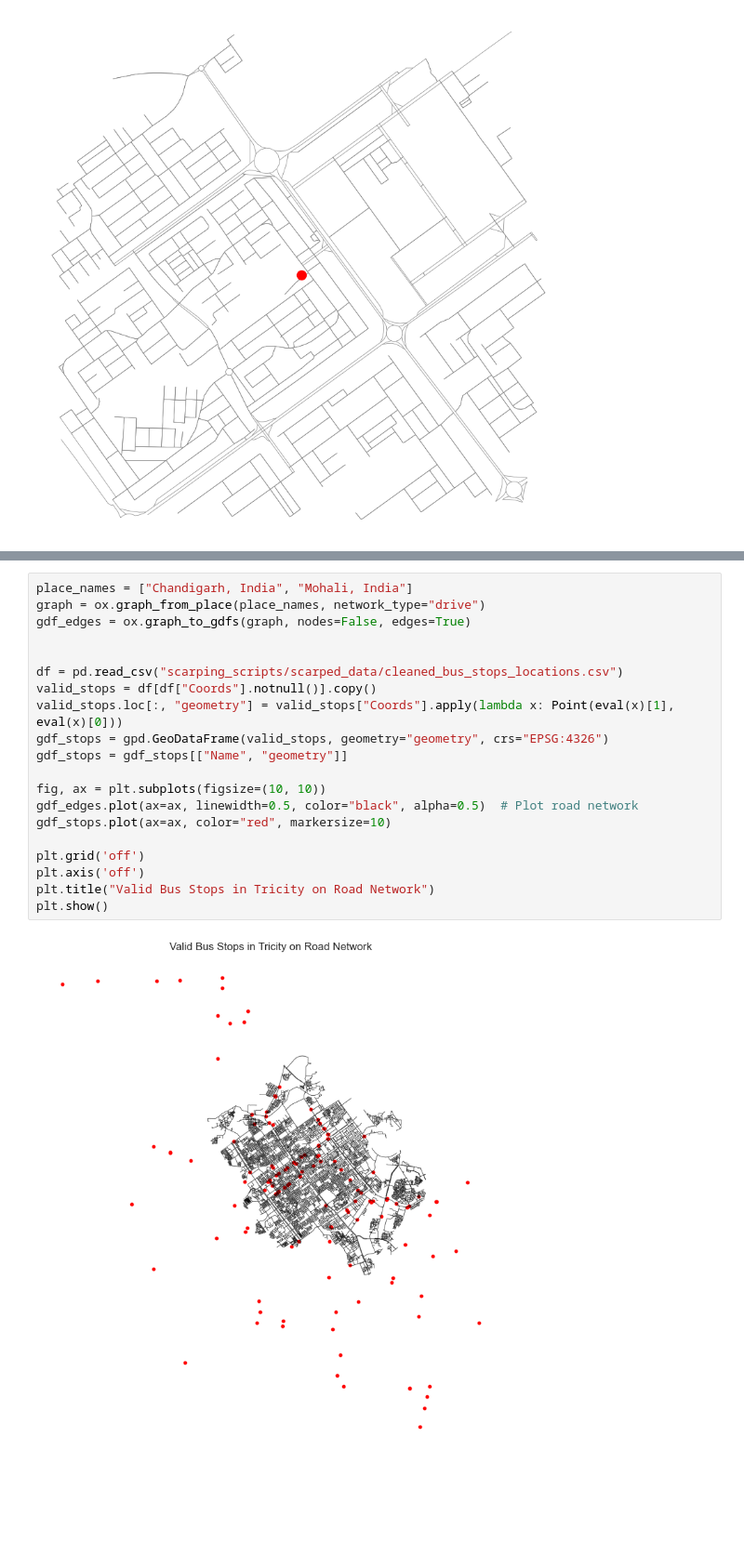
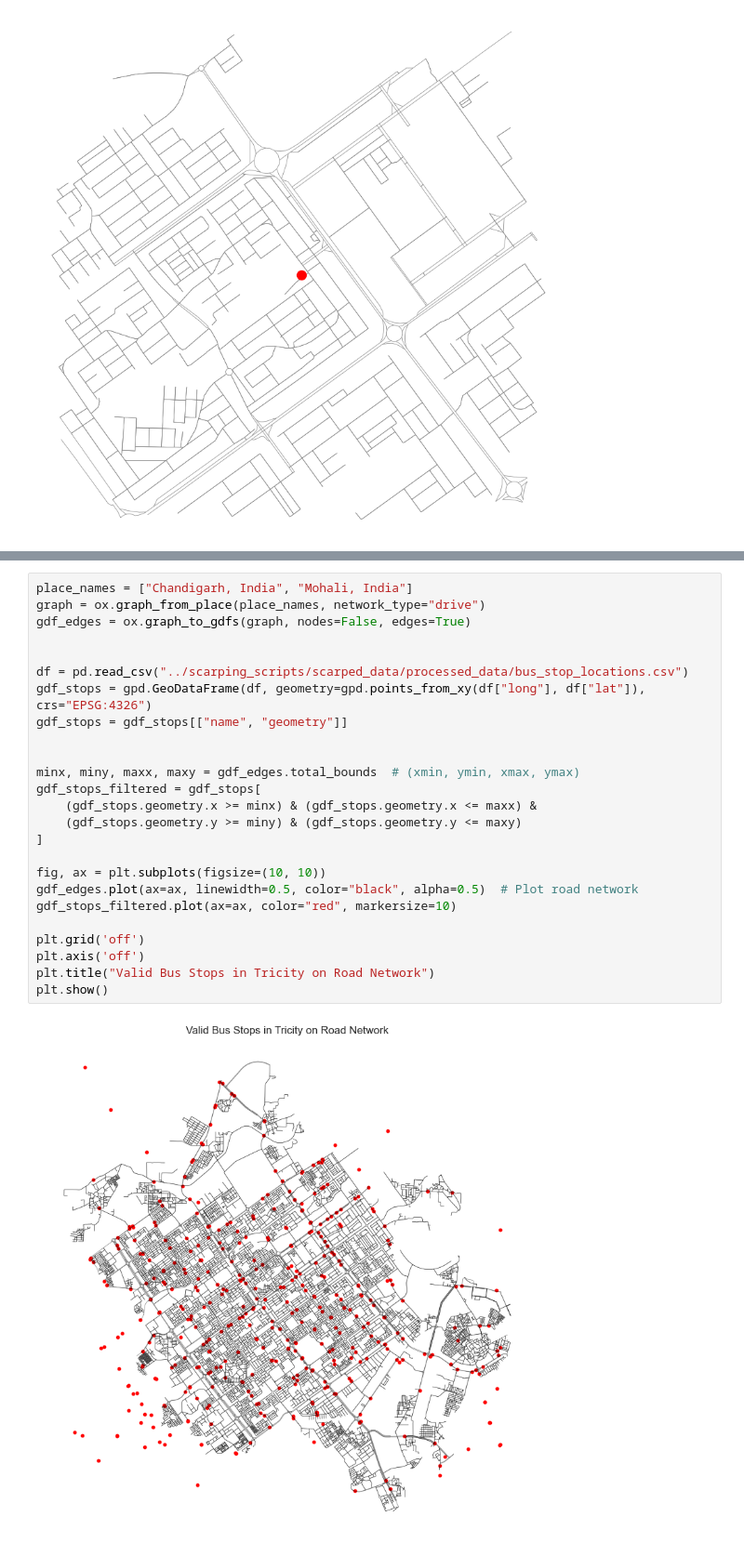
Before and after one commit to suraj1102/Public-Transit-Optimization, a Jupyter notebook: analysis/plot_osm_map.ipynb, the cells around one changed output, grey strips where cells are left out. Shown at 93% size. Saved outputs shown, nothing was run; the diff lists cells and outputs as text; blank space fills up the shorter version.

Commit message:
Zoom in on all bus stops plot

```diff
--- a/analysis/plot_osm_map.ipynb
+++ b/analysis/plot_osm_map.ipynb
@@ -352,22 +130,27 @@ See: https://matplotlib.org/stable/tutorials/intermediate/legend_guide.html#impl
 # %%
 place_names = ["Chandigarh, India", "Mohali, India"]
 graph = ox.graph_from_place(place_names, network_type="drive")
 gdf_edges = ox.graph_to_gdfs(graph, nodes=False, edges=True)
 
 
-df = pd.read_csv("scarping_scripts/scarped_data/cleaned_bus_stops_locations.csv")
-valid_stops = df[df["Coords"].notnull()].copy()
-valid_stops.loc[:, "geometry"] = valid_stops["Coords"].apply(lambda x: Point(eval(x)[1], eval(x)[0]))
-gdf_stops = gpd.GeoDataFrame(valid_stops, geometry="geometry", crs="EPSG:4326")
-gdf_stops = gdf_stops[["Name", "geometry"]]
+df = pd.read_csv("../scarping_scripts/scarped_data/processed_data/bus_stop_locations.csv")
+gdf_stops = gpd.GeoDataFrame(df, geometry=gpd.points_from_xy(df["long"], df["lat"]), crs="EPSG:4326")
+gdf_stops = gdf_stops[["name", "geometry"]]
+
+
+minx, miny, maxx, maxy = gdf_edges.total_bounds  # (xmin, ymin, xmax, ymax)
+gdf_stops_filtered = gdf_stops[
+    (gdf_stops.geometry.x >= minx) & (gdf_stops.geometry.x <= maxx) &
+    (gdf_stops.geometry.y >= miny) & (gdf_stops.geometry.y <= maxy)
+]
 
 fig, ax = plt.subplots(figsize=(10, 10))
 gdf_edges.plot(ax=ax, linewidth=0.5, color="black", alpha=0.5)  # Plot road network
-gdf_stops.plot(ax=ax, color="red", markersize=10)
+gdf_stops_filtered.plot(ax=ax, color="red", markersize=10)
 
 plt.grid('off')
 plt.axis('off')
 plt.title("Valid Bus Stops in Tricity on Road Network")
 plt.show()
 # %% [output]
-[figure, old version]
+[figure, new version]
```
Also changed, not shown: parts of 9 cells of this notebook.
